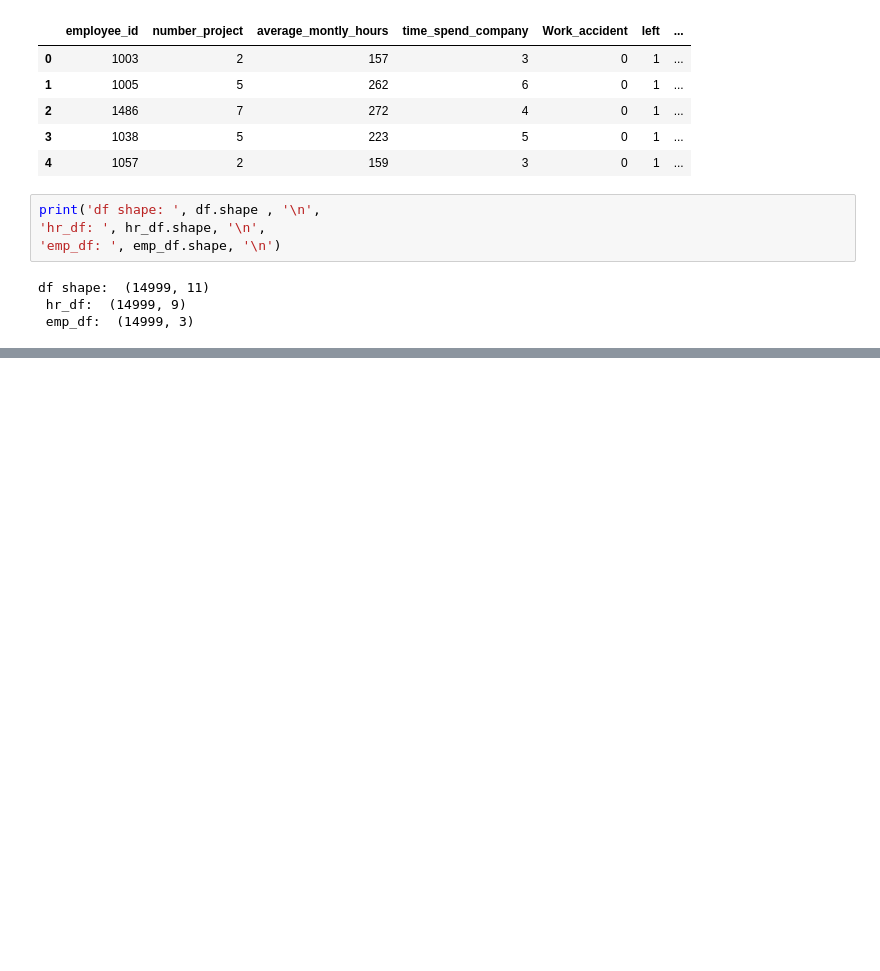
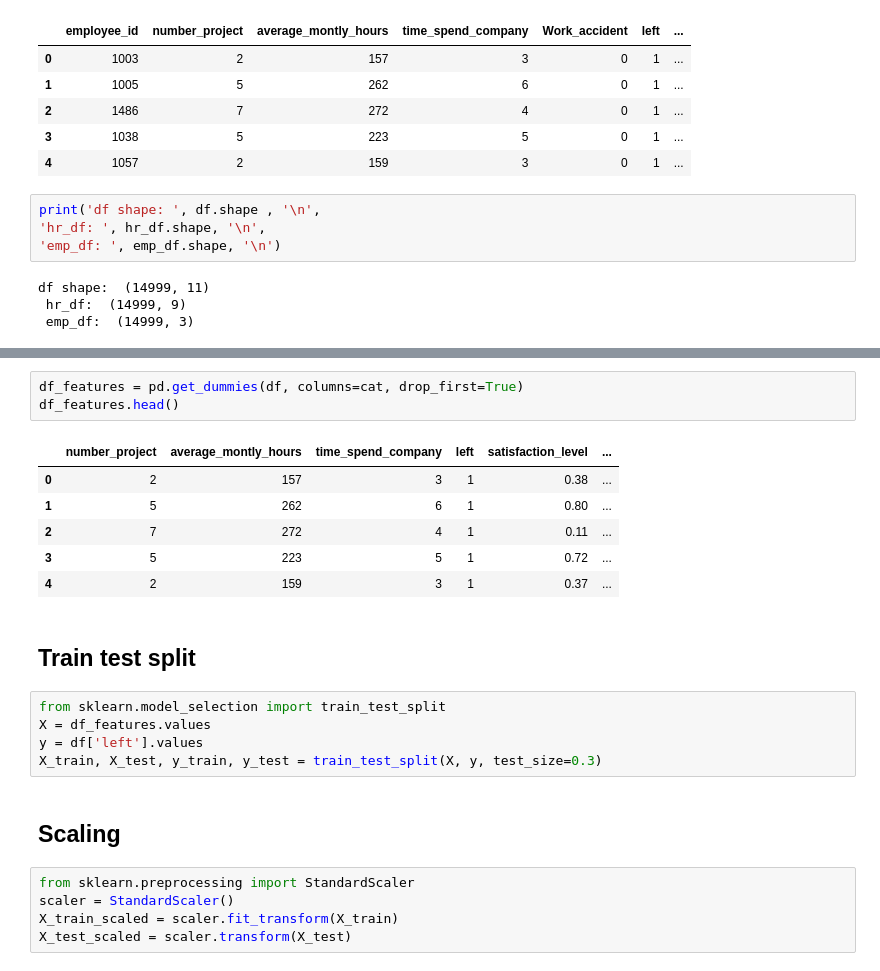
Before and after one commit to xiaomiaoright/RetensionAnalysisWithDeepLearning, a Jupyter notebook: RetensionAnalysis.ipynb, the cells around one changed output, grey strips where cells are left out. Saved outputs shown, nothing was run; the diff lists cells and outputs as text; blank space fills up the shorter version.

```diff
--- a/RetensionAnalysis.ipynb
+++ b/RetensionAnalysis.ipynb
@@ -136,0 +249,24 @@ df shape:  (14999, 11)
+# %%
+df_features = pd.get_dummies(df, columns=cat, drop_first=True)
+df_features.head()
+# %% [output]
+|  | number_project | average_montly_hours | time_spend_company | left | satisfaction_level | ... |
+| 0 | 2 | 157 | 3 | 1 | 0.38 | ... |
+| 1 | 5 | 262 | 6 | 1 | 0.80 | ... |
+| 2 | 7 | 272 | 4 | 1 | 0.11 | ... |
+| 3 | 5 | 223 | 5 | 1 | 0.72 | ... |
+| 4 | 2 | 159 | 3 | 1 | 0.37 | ... |
+# %% [markdown]
+## Train test split
+# %%
+from sklearn.model_selection import train_test_split
+X = df_features.values
+y = df['left'].values
+X_train, X_test, y_train, y_test = train_test_split(X, y, test_size=0.3)
+# %% [markdown]
+## Scaling
+# %%
+from sklearn.preprocessing import StandardScaler
+scaler = StandardScaler()
+X_train_scaled = scaler.fit_transform(X_train)
+X_test_scaled = scaler.transform(X_test)
```
Also changed, not shown: parts of 27 cells of this notebook, 3 other files.
